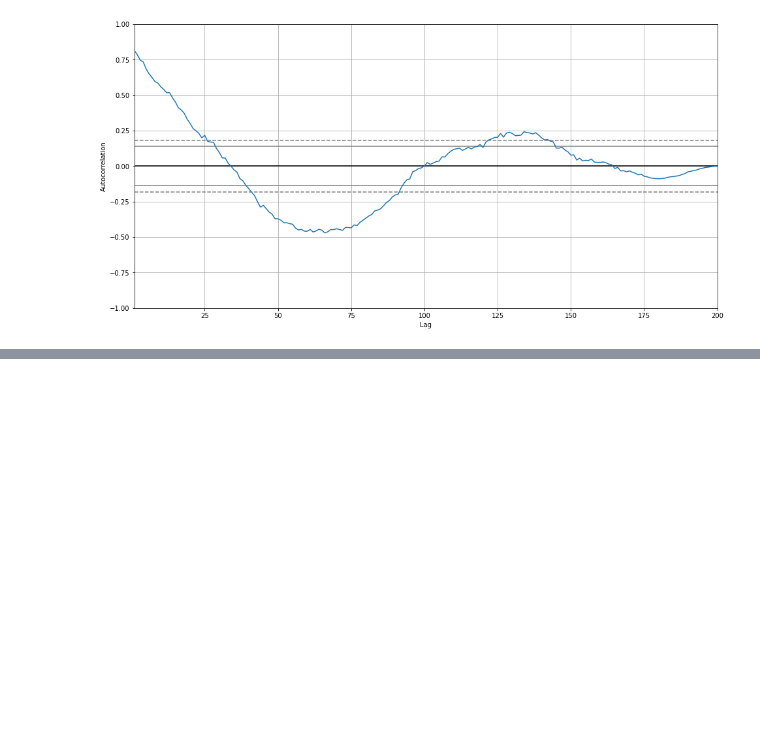
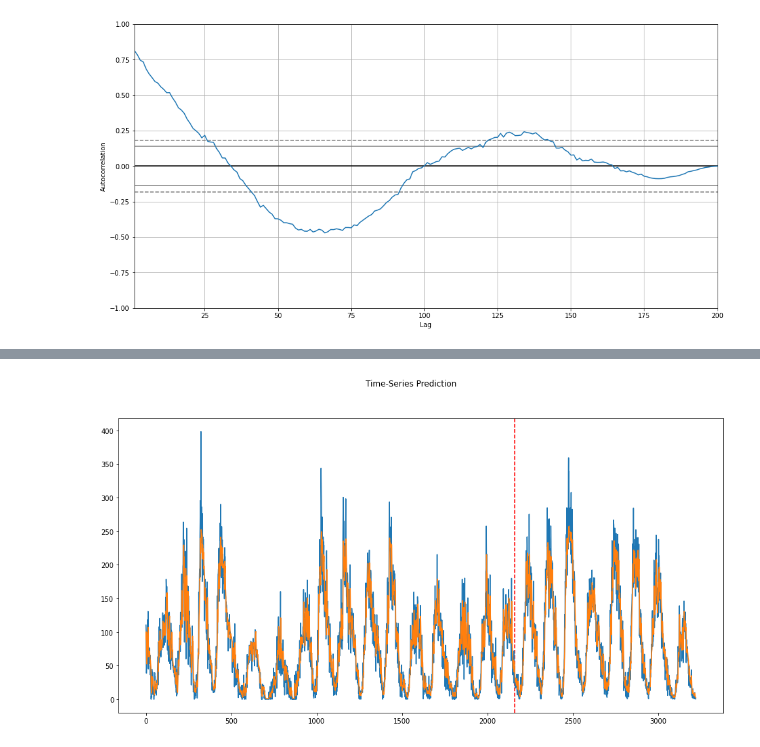
Before and after one commit to Stunba/MachineLearning2, a Jupyter notebook: lab8/ml-lab8.ipynb, the cells around one changed output, grey strips where cells are left out. Cells and saved outputs as stored; diff of their text form; code cells hidden in the pictures; blank space fills up the shorter version.

```diff
--- a/lab8/ml-lab8.ipynb
+++ b/lab8/ml-lab8.ipynb
@@ -104,0 +191,9 @@ plt.tight_layout()
+# %%
+dataX = Variable(torch.Tensor(np.array(x)))
+dataY = Variable(torch.Tensor(np.array(y)))
+
+trainX = Variable(torch.Tensor(np.array(x[0:train_size])))
+trainY = Variable(torch.Tensor(np.array(y[0:train_size])))
+
+testX = Variable(torch.Tensor(np.array(x[train_size:len(x)])))
+testY = Variable(torch.Tensor(np.array(y[train_size:len(y)])))
@@ -104,0 +244,11 @@ plt.tight_layout()
+# %%
+num_epochs = 100
+learning_rate = 0.01
+
+input_size = 1
+hidden_size = 2
+num_layers = 1
+
+num_classes = 1
+# %%
+model = LSTM(num_classes, input_size, hidden_size, num_layers)
@@ -104,0 +281,19 @@ plt.tight_layout()
+# %%
+model.eval()
+train_predict = model(dataX)
+
+data_predict = train_predict.data.numpy()
+dataY_plot = dataY.data.numpy()
+
+data_predict = sc.inverse_transform(data_predict)
+dataY_plot = sc.inverse_transform(dataY_plot)
+
+plt.figure(figsize=(16, 8))
+plt.axvline(x=train_size, c='r', linestyle='--')
+
+plt.plot(dataY_plot)
+plt.plot(data_predict)
+plt.suptitle('Time-Series Prediction')
+plt.show()
+# %% [output]
+[figure, added]
```
Also changed, not shown: parts of 22 cells of this notebook, 5 other files.
